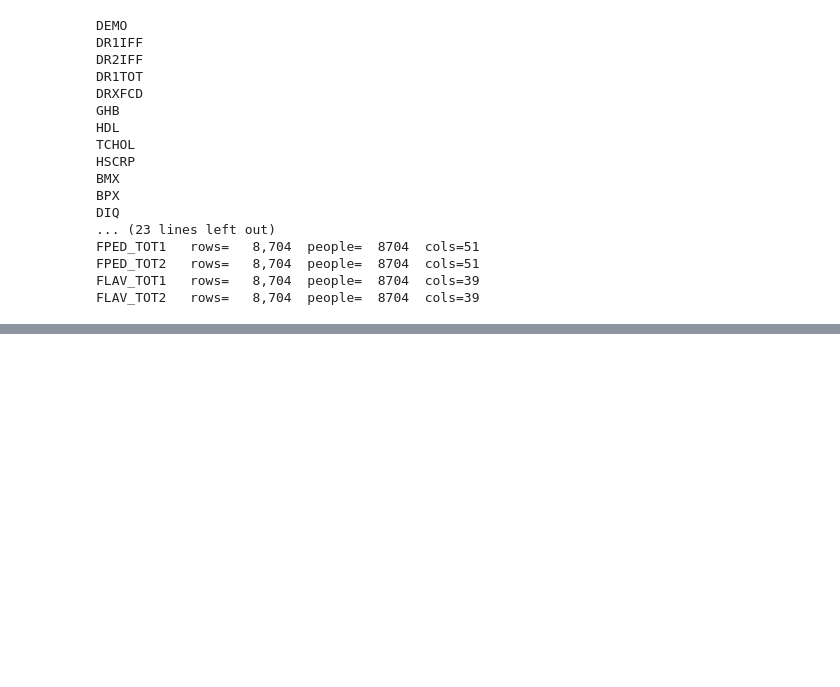
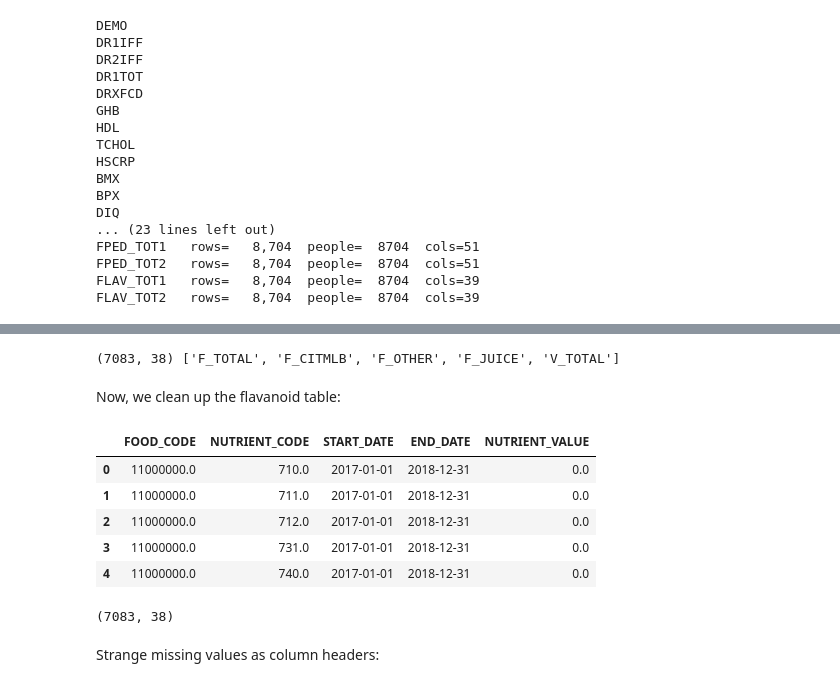
Before and after one commit to ajkrays/ModelingFP, a Jupyter notebook: combining.ipynb, the cells around one changed output, grey strips where cells are left out. Saved outputs shown, nothing was run; the diff lists cells and outputs as text; code cells hidden in the pictures; blank space fills up the shorter version.

```diff
--- a/combining.ipynb
+++ b/combining.ipynb
@@ -30,6 +31,12 @@ def read(path):
     # Cast SEQN to integer (from float)
     if "SEQN" in df.columns:
         df["SEQN"] = df["SEQN"].astype(int)
+
+    # Strange 0 reading happens with xpt where
+    # 0s are not 0s but very tiny numbers
+    num = df.select_dtypes("number").columns
+    df[num] = df[num].mask(df[num].abs() < 1e-30, 0)
+
     return df
 
 # NHANES files
@@ -61,7 +68,7 @@ usda_files = {
 for name, file in usda_files.items():
     data[name] = read(raw / file)
 
-# Inventory Summary
+# Summarize dataframes
 for name, df in data.items():
     people = df["SEQN"].nunique() if "SEQN" in df.columns else "-"
     print(f"{name:11} rows={len(df):>8,}  people={people:>6}  cols={df.shape[1]}")
@@ -85,0 +140,61 @@ FLAV_TOT2   rows=   8,704  people=  8704  cols=39
+# %%
+# FPED lookup table, one row per food code, values per 100 g
+# We drop description column and extract units for future use
+# We drop units from name for concision
+fped = data["FPED_DB"].drop(columns="DESCRIPTION").copy()
+raw_cols = fped.columns
+fped.columns = raw_cols.str.replace(r"\s*\(.*\)$", "", regex=True)
+
+# fped_units["F_TOTAL"] -> "CUP EQ."
+# possible later use
+fped_units = dict(zip(fped.columns, raw_cols.str.extract(r"\((.*)\)$")[0]))
+
+# store fped columns
+fped_cols = [c for c in fped.columns if c != "FOODCODE"]
+
+# Check that we just have unique food codes (validation step)
+assert fped["FOODCODE"].is_unique
+print(fped.shape, fped_cols[:5])
+# %% [output]
+(7083, 38) ['F_TOTAL', 'F_CITMLB', 'F_OTHER', 'F_JUICE', 'V_TOTAL']
+# %% [markdown]
+Now, we clean up the flavanoid table:
+# %%
+data["FLAV_VAL"].head()
+# %% [output]
+|  | FOOD_CODE | NUTRIENT_CODE | START_DATE | END_DATE | NUTRIENT_VALUE |
+| 0 | 11000000.0 | 710.0 | 2017-01-01 | 2018-12-31 | 0.0 |
+| 1 | 11000000.0 | 711.0 | 2017-01-01 | 2018-12-31 | 0.0 |
+| 2 | 11000000.0 | 712.0 | 2017-01-01 | 2018-12-31 | 0.0 |
+| 3 | 11000000.0 | 731.0 | 2017-01-01 | 2018-12-31 | 0.0 |
+| 4 | 11000000.0 | 740.0 | 2017-01-01 | 2018-12-31 | 0.0 |
+# %%
+# AI-generated (Claude): flavonoid lookup table, one row per food code, mg per 100 g
+flv = data["FLAV_VAL"].copy()
+
+# One release period across the entire table, validation step
+assert flv["START_DATE"].nunique() == 1 and flv["END_DATE"].nunique() == 1
+
+# Convert foodcode to integer, nutrient code to integer
+flv["FOODCODE"] = flv["FOOD_CODE"].astype(int)
+flv["NUTRIENT_CODE"] = flv["NUTRIENT_CODE"].astype(int)
+
+# Creates a dataframe table that maps nutrient code to flav short name
+tags = (data["FLAV_DESC"]
+        .assign(NUTRIENT_CODE=lambda d: d["NUTRIENT_CODE"].astype(int))
+        .set_index("NUTRIENT_CODE")["TAGNAME"])
+
+# As seen above, food codes are scattered across multiple rows
+# We can fix this by performing a pivot to collapse a food into a single row
+# pivot raises an error if any food/flavonoid pair is duplicated, which doubles as a check
+flav = flv.pivot(index="FOODCODE", columns="NUTRIENT_CODE", values="NUTRIENT_VALUE")
+flav.columns = "FL_" + flav.columns.map(tags)
+flav = flav.reset_index()
+flav_cols = [c for c in flav.columns if c != "FOODCODE"]
+
+assert flav[flav_cols].notna().all().all()
+print(flav.shape)  # expect (7083, 38)
+# %% [output]
+(7083, 38)
+# %% [markdown]
+Strange missing values as column headers:
```
Also changed, not shown: parts of 44 cells of this notebook.
